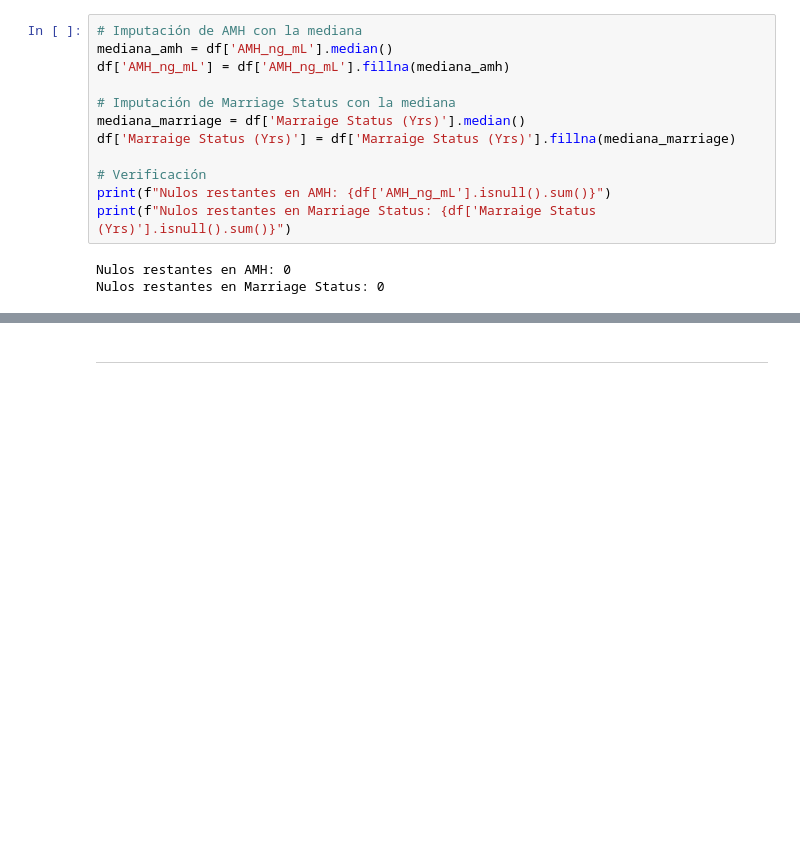
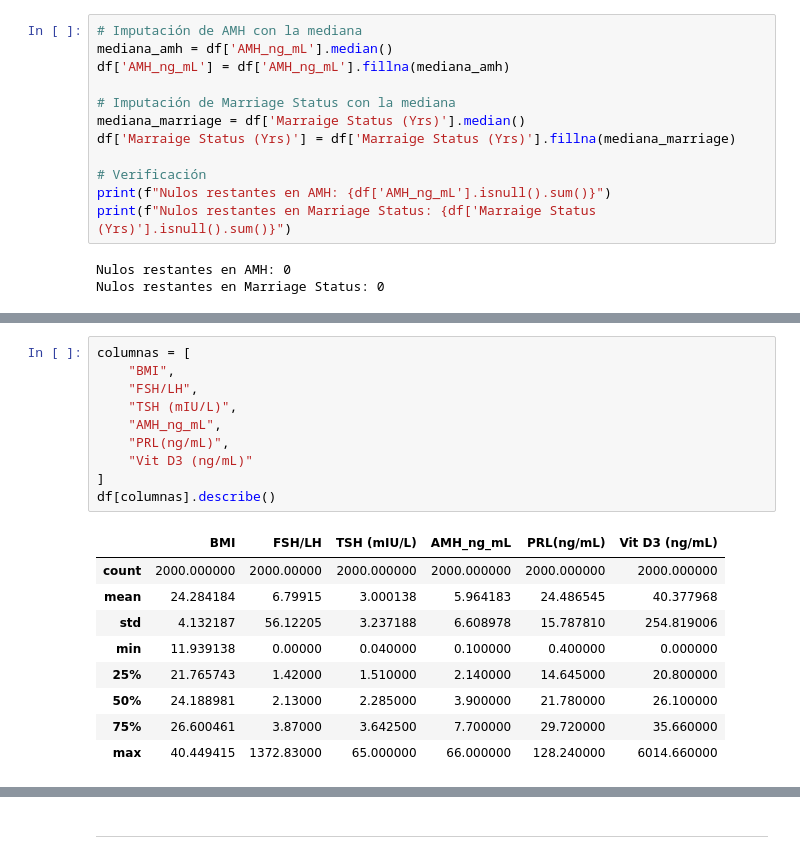
Before and after one commit to Elsarabia15/ICD-2026, a Jupyter notebook: Practicas/Practica-1/Practica-I.ipynb, the cells around one changed output, grey strips where cells are left out. Cells and saved outputs as stored; diff of their text form; blank space fills up the shorter version.

```diff
--- a/Practicas/Practica-1/Practica-I.ipynb
+++ b/Practicas/Practica-1/Practica-I.ipynb
@@ -352,3 +356,23 @@ Nulos restantes en Marriage Status: 0
+# %%
+columnas = [
+    "BMI",
+    "FSH/LH",
+    "TSH (mIU/L)",
+    "AMH_ng_mL",
+    "PRL(ng/mL)",
+    "Vit D3 (ng/mL)"
+]
+df[columnas].describe()
+# %% [output]
+|  | BMI | FSH/LH | TSH (mIU/L) | AMH_ng_mL | PRL(ng/mL) | Vit D3 (ng/mL) |
+| count | 2000.000000 | 2000.00000 | 2000.000000 | 2000.000000 | 2000.000000 | 2000.000000 |
+| mean | 24.284184 | 6.79915 | 3.000138 | 5.964183 | 24.486545 | 40.377968 |
+| std | 4.132187 | 56.12205 | 3.237188 | 6.608978 | 15.787810 | 254.819006 |
+| min | 11.939138 | 0.00000 | 0.040000 | 0.100000 | 0.400000 | 0.000000 |
+| 25% | 21.765743 | 1.42000 | 1.510000 | 2.140000 | 14.645000 | 20.800000 |
+| 50% | 24.188981 | 2.13000 | 2.285000 | 3.900000 | 21.780000 | 26.100000 |
+| 75% | 26.600461 | 3.87000 | 3.642500 | 7.700000 | 29.720000 | 35.660000 |
+| max | 40.449415 | 1372.83000 | 65.000000 | 66.000000 | 128.240000 | 6014.660000 |
 # %% [markdown]
 ---
 
```
Also changed, not shown: parts of 3 cells of this notebook.
